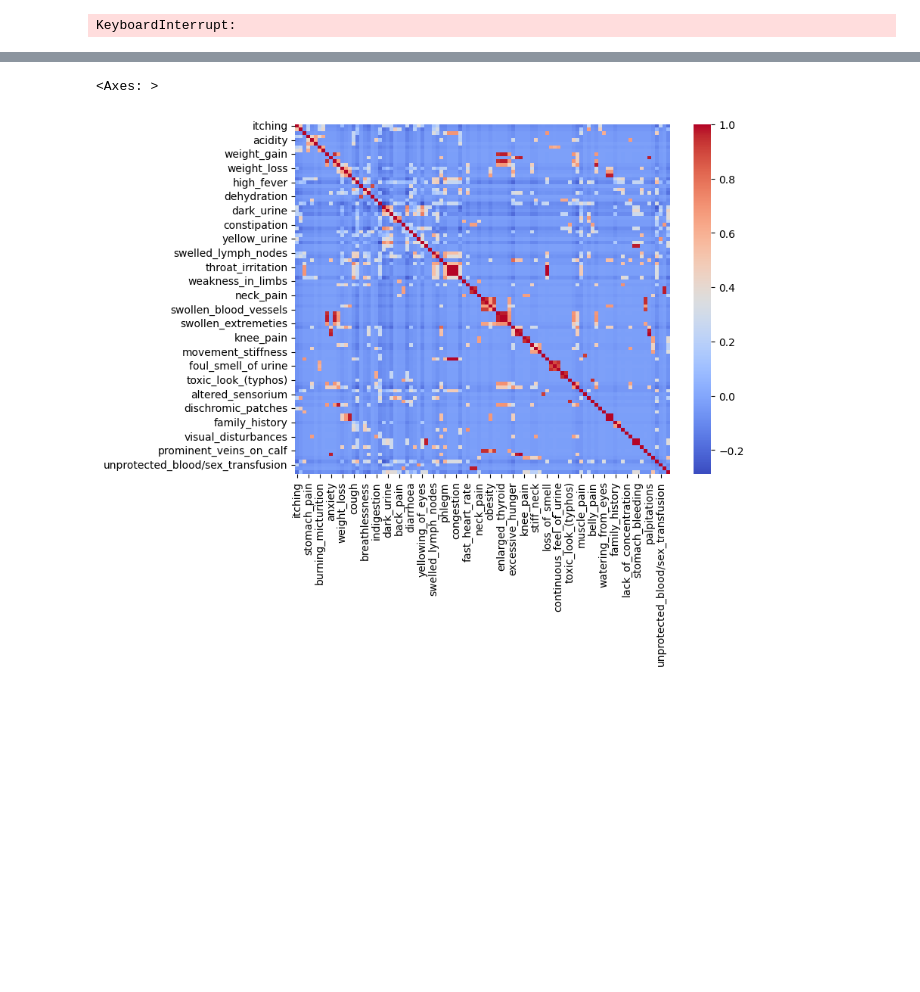
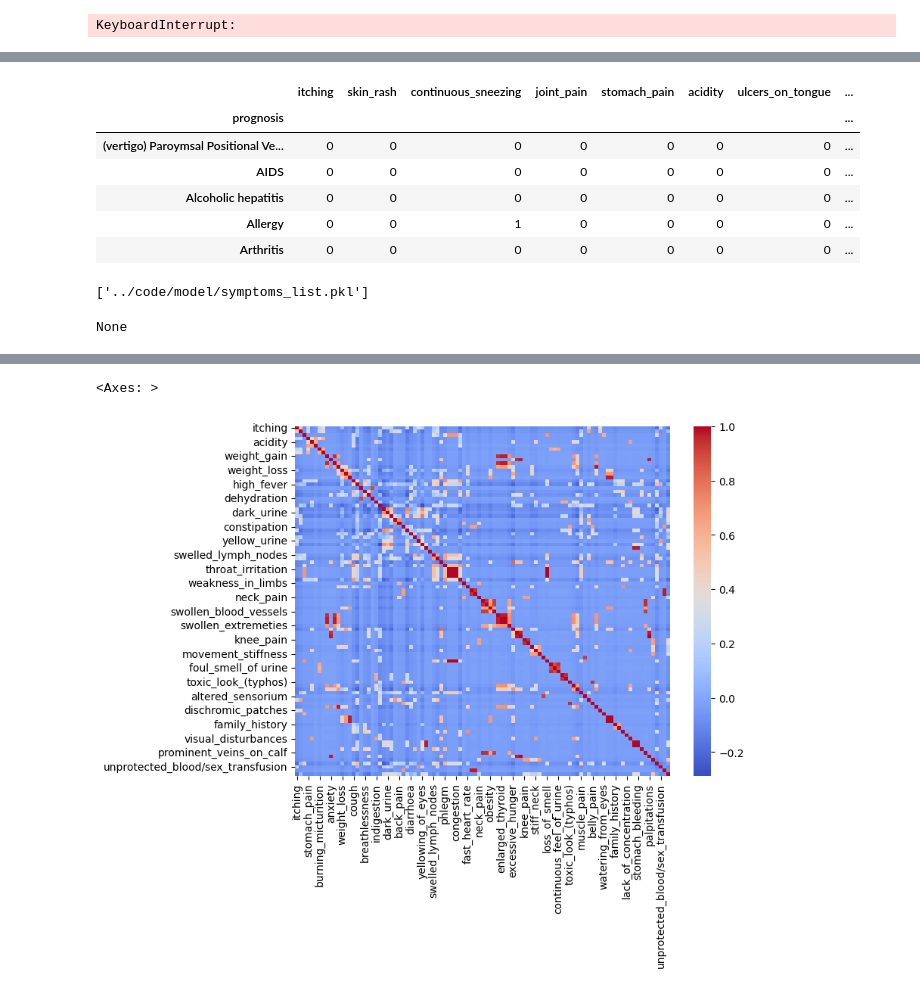
Before and after one commit to thassung/Medical_prediction, a Jupyter notebook: medical-prediction.ipynb, the cells around one changed output, grey strips where cells are left out. Cells and saved outputs as stored; diff of their text form; code cells hidden in the pictures; blank space fills up the shorter version.

```diff
--- a/medical-prediction.ipynb
+++ b/medical-prediction.ipynb
@@ -555,0 +601,10 @@ num = [item for item in num if item not in to_remove]
+# %%
+temp.head()
+# %% [output]
+|  | itching | skin_rash | continuous_sneezing | joint_pain | stomach_pain | acidity | ulcers_on_tongue | ... |
+| prognosis |  |  |  |  |  |  |  | ... |
+| (vertigo) Paroymsal Positional Ve... | 0 | 0 | 0 | 0 | 0 | 0 | 0 | ... |
+| AIDS | 0 | 0 | 0 | 0 | 0 | 0 | 0 | ... |
+| Alcoholic hepatitis | 0 | 0 | 0 | 0 | 0 | 0 | 0 | ... |
+| Allergy | 0 | 0 | 1 | 0 | 0 | 0 | 0 | ... |
+| Arthritis | 0 | 0 | 0 | 0 | 0 | 0 | 0 | ... |
@@ -555,0 +613,7 @@ num = [item for item in num if item not in to_remove]
+# %%
+import joblib
+
+tt = temp.columns.tolist()
+joblib.dump(tt, './code/model/symptoms_list.pkl')
+# %% [output]
+['../code/model/symptoms_list.pkl']
@@ -555,0 +624,4 @@ num = [item for item in num if item not in to_remove]
+# %%
+print(['Your Symptoms'].append(['Common Cold' 'Alcoholic hepatitis' 'Hepatitis E']))
+# %% [output]
+None
```
Also changed, not shown: parts of 14 cells of this notebook, 13 other files.
